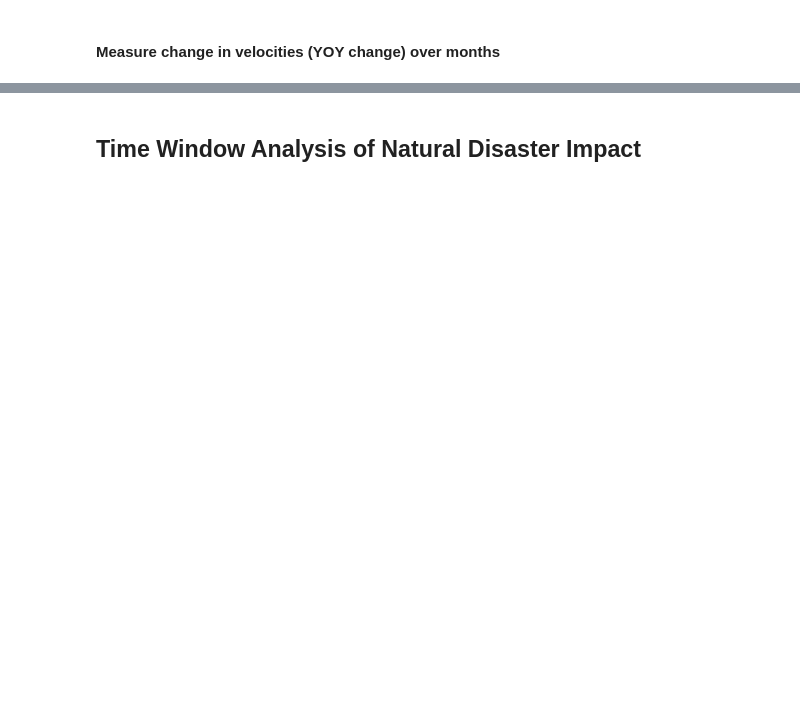
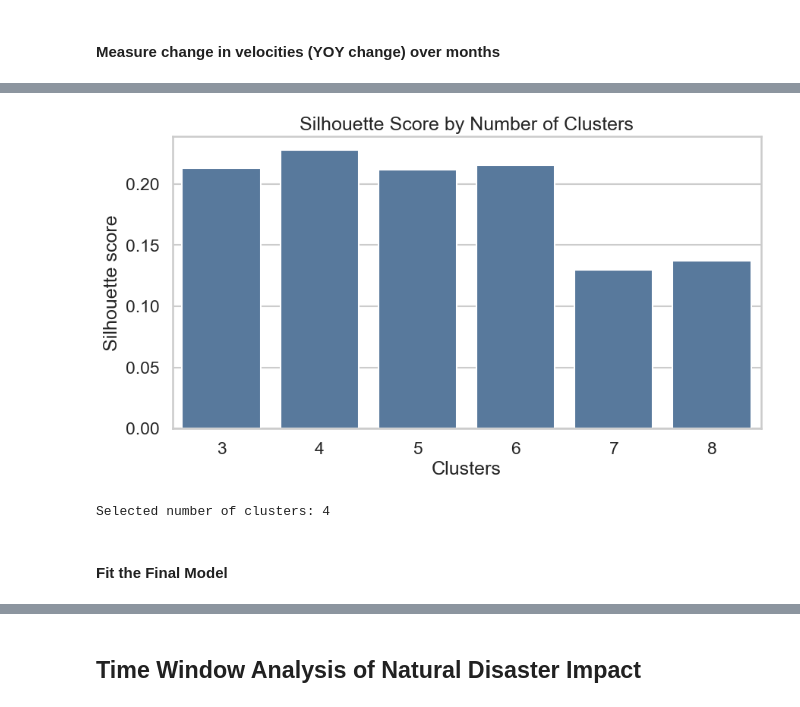
Before and after one commit to Kaxlow/climate-on-housing, a Jupyter notebook: src/climate-housing-analysis.ipynb, the cells around one changed output, grey strips where cells are left out. Cells and saved outputs as stored; diff of their text form; code cells hidden in the pictures; blank space fills up the shorter version.

```diff
--- a/src/climate-housing-analysis.ipynb
+++ b/src/climate-housing-analysis.ipynb
@@ -459,0 +780,5 @@ housing_df["AVG_SALE_TO_LIST_YOY_MOM"] = housing_df.groupby("fips")["AVG_SALE_TO
+# %%
+
+cluster_input = county_average_df[['fips', 'county_name'] + FEATURE_COLUMNS].copy()
+cluster_input = cluster_input.replace([np.inf, -np.inf], np.nan)
+cluster_input[FEATURE_COLUMNS].isna().sum().sort_values(ascending=False).head(12)
@@ -459,0 +799,7 @@ housing_df["AVG_SALE_TO_LIST_YOY_MOM"] = housing_df.groupby("fips")["AVG_SALE_TO
+# %%
+
+for column in FEATURE_COLUMNS:
+    cluster_input[column] = cluster_input[column].fillna(cluster_input[column].median())
+
+cluster_input = cluster_input.dropna(subset=FEATURE_COLUMNS).copy()
+cluster_input.shape
@@ -459,0 +812,16 @@ housing_df["AVG_SALE_TO_LIST_YOY_MOM"] = housing_df.groupby("fips")["AVG_SALE_TO
+# %%
+
+scaler = StandardScaler()
+X = scaler.fit_transform(cluster_input[FEATURE_COLUMNS])
+
+candidate_ks = list(range(3, 9))
+cluster_quality = []
+for k in candidate_ks:
+    model = KMeans(n_clusters=k, random_state=42, n_init=20)
+    labels = model.fit_predict(X)
+    score = silhouette_score(X, labels, sample_size=min(10_000, len(cluster_input)), random_state=42)
+    cluster_quality.append({'k': k, 'silhouette_score': score})
+
+cluster_quality_df = pd.DataFrame(cluster_quality)
+best_k = int(cluster_quality_df.loc[cluster_quality_df['silhouette_score'].idxmax(), 'k'])
+cluster_quality_df
@@ -459,0 +836,15 @@ housing_df["AVG_SALE_TO_LIST_YOY_MOM"] = housing_df.groupby("fips")["AVG_SALE_TO
+# %%
+
+fig, ax = plt.subplots(figsize=(10, 5))
+sns.barplot(data=cluster_quality_df, x='k', y='silhouette_score', color='#4C78A8', ax=ax)
+ax.set_title('Silhouette Score by Number of Clusters')
+ax.set_xlabel('Clusters')
+ax.set_ylabel('Silhouette score')
+plt.show()
+
+print(f'Selected number of clusters: {best_k}')
+# %% [output]
+[figure, added]
+Selected number of clusters: 4
+# %% [markdown]
+#### Fit the Final Model
```
Also changed, not shown: parts of 45 cells of this notebook.
